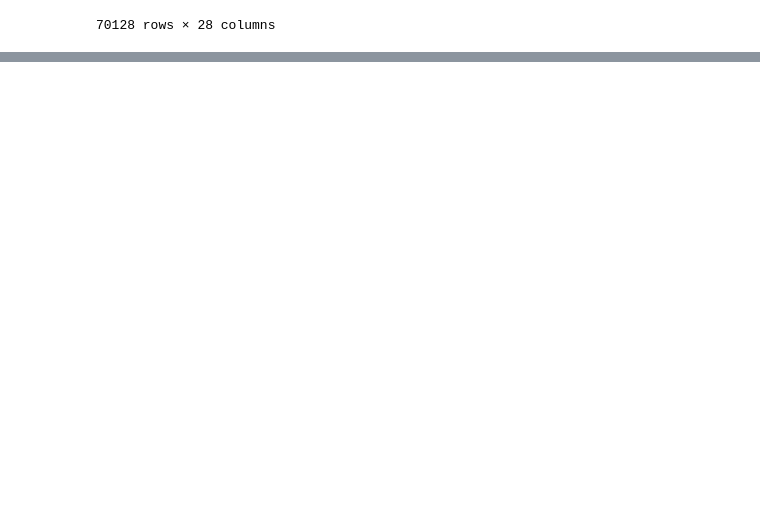
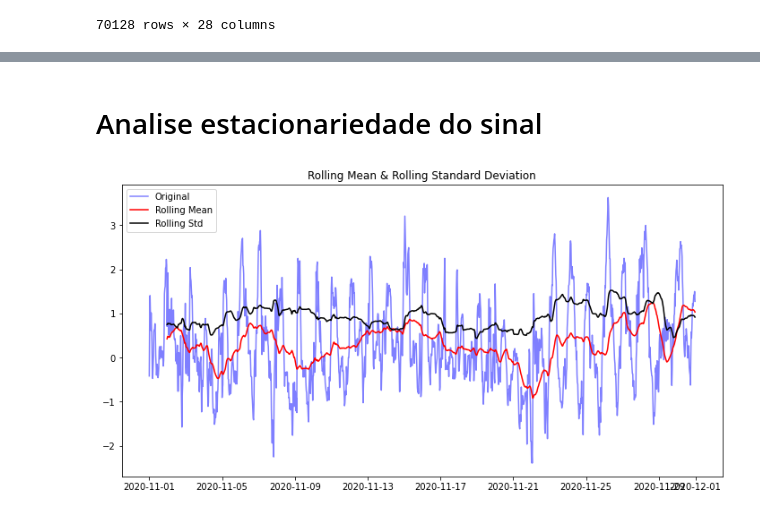
Before and after one commit to silasyl/DatathONS-Time2, a Jupyter notebook: Analise_SARIMAX.ipynb, the cells around one changed output, grey strips where cells are left out. Saved outputs shown, nothing was run; the diff lists cells and outputs as text; code cells hidden in the pictures; blank space fills up the shorter version.

```diff
--- a/Analise_SARIMAX.ipynb
+++ b/Analise_SARIMAX.ipynb
@@ -62,0 +104,3 @@ plt.show()
+# %%
+# Substituindo vies NAN pela mediana
+df_u1.loc[:, 'vies'].fillna(df_u1['vies'].median(), inplace=True)
@@ -62,0 +125,7 @@ plt.show()
+# %%
+df = df_u1[df_u1.index >= '2020-11-01'][['vies']]
+
+fig, ax = plt.subplots(figsize=(12,6))
+df.plot(ax=ax)
+fig.suptitle('Vies nov/2020 da Usina U1')
+plt.show()
@@ -62,0 +134,5 @@ plt.show()
+# %%
+train = df[df.index < '2020-12-01']
+test = df[df.index >= '2020-12-01']
+# %% [markdown]
+# Analise estacionariedade do sinal
@@ -62,0 +151,14 @@ plt.show()
+# %%
+# 48 pontos corresponde a 24h, ou um dia
+rolling_mean = train.rolling(window = 48).mean()
+rolling_std = train.rolling(window = 48).std()
+# %%
+fig, ax = plt.subplots(figsize=(12,6))
+plt.plot(train, color = 'blue', label = 'Original', alpha=0.5)
+plt.plot(rolling_mean, color = 'red', label = 'Rolling Mean')
+plt.plot(rolling_std, color = 'black', label = 'Rolling Std')
+plt.legend(loc = 'best')
+plt.title('Rolling Mean & Rolling Standard Deviation')
+plt.show()
+# %% [output]
+[figure, added]
```
Also changed, not shown: parts of 29 cells of this notebook.
